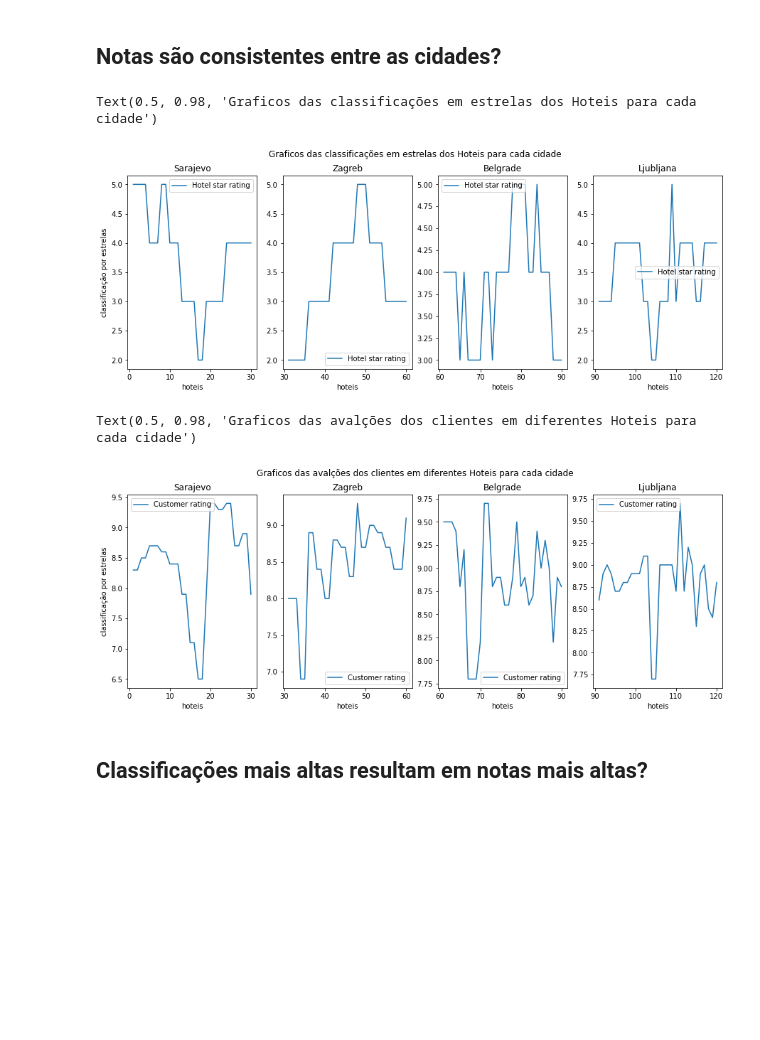
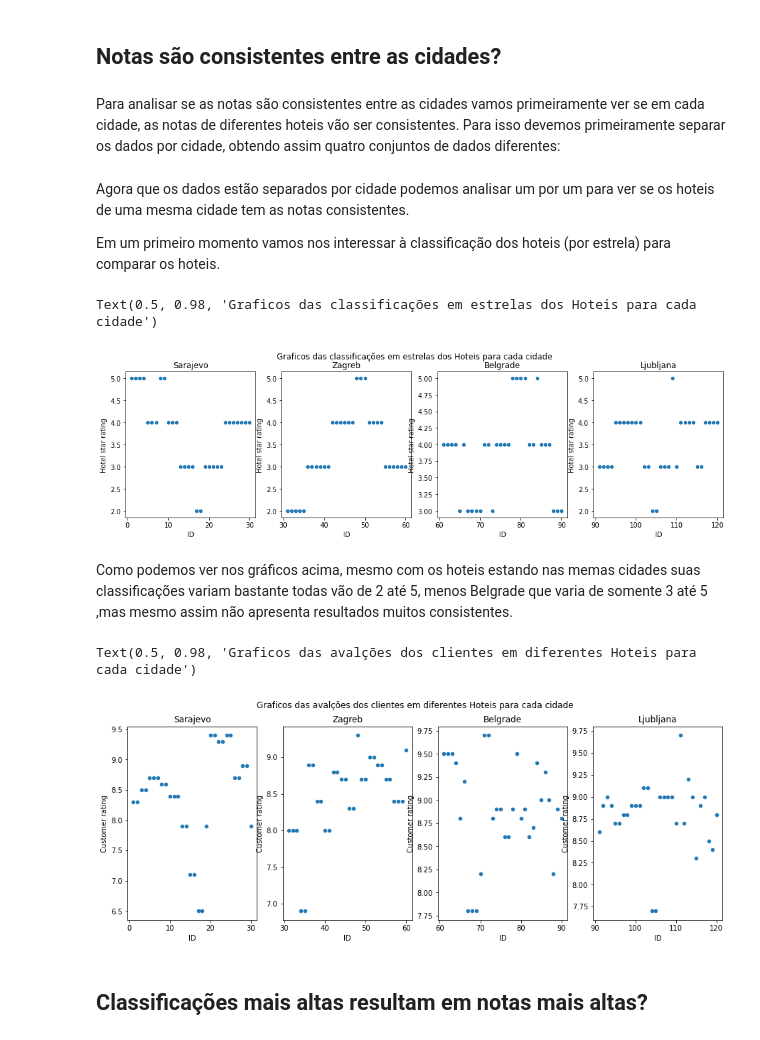
Before and after one commit to vitoriavianna/icd_a2, a Jupyter notebook: main.ipynb, the cells around one changed output. Saved outputs shown, nothing was run; the diff lists cells and outputs as text; code cells hidden in the pictures; blank space fills up the shorter version.

```diff
--- a/main.ipynb
+++ b/main.ipynb
@@ -34,31 +34,40 @@ data.head()
 ## Qual a média de preço?
 # %% [markdown]
 ## Notas são consistentes entre as cidades?
+# %% [markdown]
+Para analisar se as notas são consistentes entre as cidades vamos primeiramente ver se em cada cidade, as notas de diferentes hoteis vão ser consistentes.
+Para isso devemos primeiramente separar os dados por cidade, obtendo assim quatro conjuntos de dados diferentes:
 # %%
 select_city1 = data.loc[data['City'] == 'Sarajevo']
 select_city2 = data.loc[data['City'] == 'Zagreb']
 select_city3 = data.loc[data['City'] == 'Belgrade']
 select_city4 = data.loc[data['City'] == 'Ljubljana']
+# %% [markdown]
+Agora que os dados estão separados por cidade podemos analisar um por um para ver se os hoteis de uma mesma cidade tem as notas consistentes.
+
+Em um primeiro momento vamos nos interessar à classificação dos hoteis (por estrela) para comparar os hoteis.
 # %%
-fig, ax=plt.subplots(1,4,figsize=(15,5))
-select_city1.plot(x='ID', y='Hotel star rating', kind='line', xlabel='hoteis', ylabel='classificação por estrelas', ax=ax[0]).set_title('Sarajevo')
-select_city2.plot(x='ID', y='Hotel star rating', kind='line', xlabel='hoteis', ax=ax[1]).set_title('Zagreb')
-select_city3.plot(x='ID', y='Hotel star rating', kind='line', xlabel='hoteis', ax=ax[2]).set_title('Belgrade')
-select_city4.plot(x='ID', y='Hotel star rating', kind='line', xlabel='hoteis', ax=ax[3]).set_title('Ljubljana')
+fig, ax=plt.subplots(1,4,figsize=(16,4))
+select_city1.plot(x='ID', y='Hotel star rating', kind='scatter', ax=ax[0]).set_title('Sarajevo')
+select_city2.plot(x='ID', y='Hotel star rating', kind='scatter', ax=ax[1]).set_title('Zagreb')
+select_city3.plot(x='ID', y='Hotel star rating', kind='scatter', ax=ax[2]).set_title('Belgrade')
+select_city4.plot(x='ID', y='Hotel star rating', kind='scatter', ax=ax[3]).set_title('Ljubljana')
 pl.suptitle("Graficos das classificações em estrelas dos Hoteis para cada cidade")
 # %% [output]
 Text(0.5, 0.98, 'Graficos das classificações em estrelas dos Hoteis para cada cidade')
-[figure, old version]
+[figure, new version]
+# %% [markdown]
+Como podemos ver nos gráficos acima, mesmo com os hoteis estando nas memas cidades suas classificações variam bastante todas vão de 2 até 5, menos Belgrade que varia de somente 3 até 5 ,mas mesmo assim não apresenta resultados muitos consistentes.
 # %%
 fig, ax=plt.subplots(1,4,figsize=(15,5))
-select_city1.plot(x='ID', y='Customer rating', kind='line', xlabel='hoteis', ylabel='classificação por estrelas', ax=ax[0]).set_title('Sarajevo')
-select_city2.plot(x='ID', y='Customer rating', kind='line', xlabel='hoteis', ax=ax[1]).set_title('Zagreb')
-select_city3.plot(x='ID', y='Customer rating', kind='line', xlabel='hoteis', ax=ax[2]).set_title('Belgrade')
-select_city4.plot(x='ID', y='Customer rating', kind='line', xlabel='hoteis', ax=ax[3]).set_title('Ljubljana')
+select_city1.plot(x='ID', y='Customer rating', kind='scatter', ax=ax[0]).set_title('Sarajevo')
+select_city2.plot(x='ID', y='Customer rating', kind='scatter', ax=ax[1]).set_title('Zagreb')
+select_city3.plot(x='ID', y='Customer rating', kind='scatter', ax=ax[2]).set_title('Belgrade')
+select_city4.plot(x='ID', y='Customer rating', kind='scatter', ax=ax[3]).set_title('Ljubljana')
 pl.suptitle("Graficos das avalções dos clientes em diferentes Hoteis para cada cidade")
 # %% [output]
 Text(0.5, 0.98, 'Graficos das avalções dos clientes em diferentes Hoteis para cada cidade')
-[figure, old version]
+[figure, new version]
 # %% [markdown]
 ## Classificações mais altas resultam em notas mais altas?
 # %% [markdown]
```
